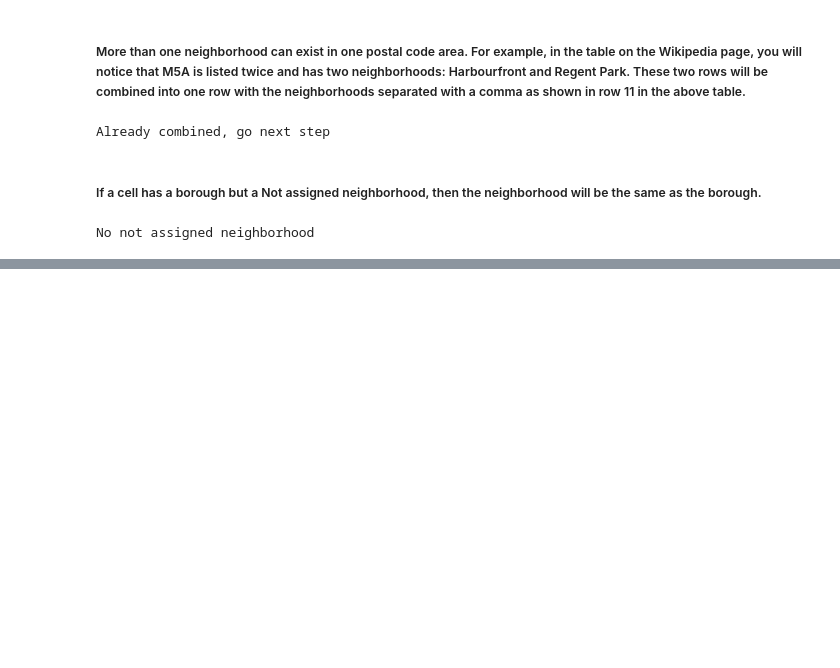
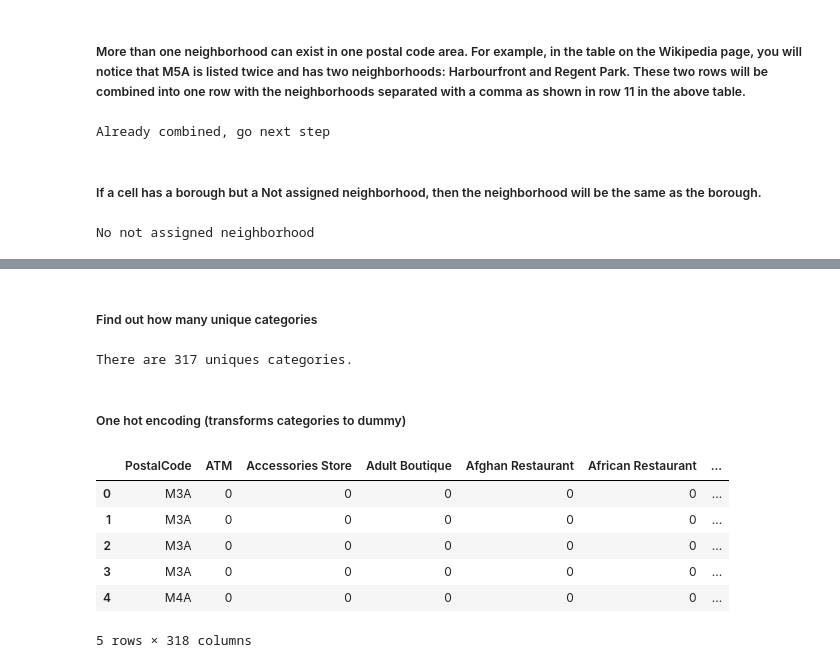
Before and after one commit to TheTibar/Coursera_Capstone, a Jupyter notebook: Capstone Notebook.ipynb, the cells around one changed output, grey strips where cells are left out. Saved outputs shown, nothing was run; the diff lists cells and outputs as text; code cells hidden in the pictures; blank space fills up the shorter version.

```diff
--- a/Capstone Notebook.ipynb
+++ b/Capstone Notebook.ipynb
@@ -83,0 +299,29 @@ No not assigned neighborhood
+# %% [markdown]
+##### Find out how many unique categories
+# %%
+print('There are {} uniques categories.'.format(len(toronto_venues['VenueCategory'].unique())))
+# %% [output]
+There are 317 uniques categories.
+# %% [markdown]
+##### One hot encoding (transforms categories to dummy)
+# %%
+# one hot encoding
+toronto_onehot = pd.get_dummies(toronto_venues[['VenueCategory']], prefix="", prefix_sep="")
+
+# add neighborhood column back to dataframe
+toronto_onehot['PostalCode'] = toronto_venues['PostalCode']
+
+# move neighborhood column to the first column
+fixed_columns = [toronto_onehot.columns[-1]] + list(toronto_onehot.columns[:-1])
+toronto_onehot = toronto_onehot[fixed_columns]
+
+toronto_onehot.head()
+#toronto_onehot[toronto_onehot['PostalCode'] == 'Marble Hill']
+# %% [output]
+|  | PostalCode | ATM | Accessories Store | Adult Boutique | Afghan Restaurant | African Restaurant | ... |
+| 0 | M3A | 0 | 0 | 0 | 0 | 0 | ... |
+| 1 | M3A | 0 | 0 | 0 | 0 | 0 | ... |
+| 2 | M3A | 0 | 0 | 0 | 0 | 0 | ... |
+| 3 | M3A | 0 | 0 | 0 | 0 | 0 | ... |
+| 4 | M4A | 0 | 0 | 0 | 0 | 0 | ... |
+5 rows × 318 columns
```
Also changed, not shown: parts of 50 cells of this notebook.
